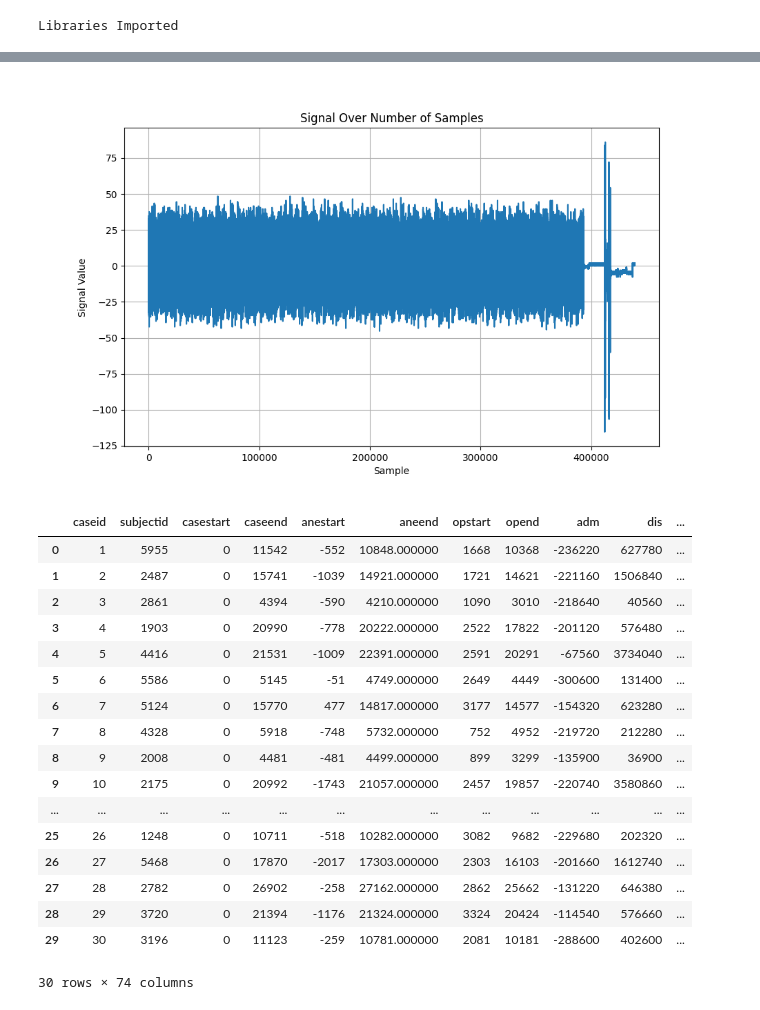
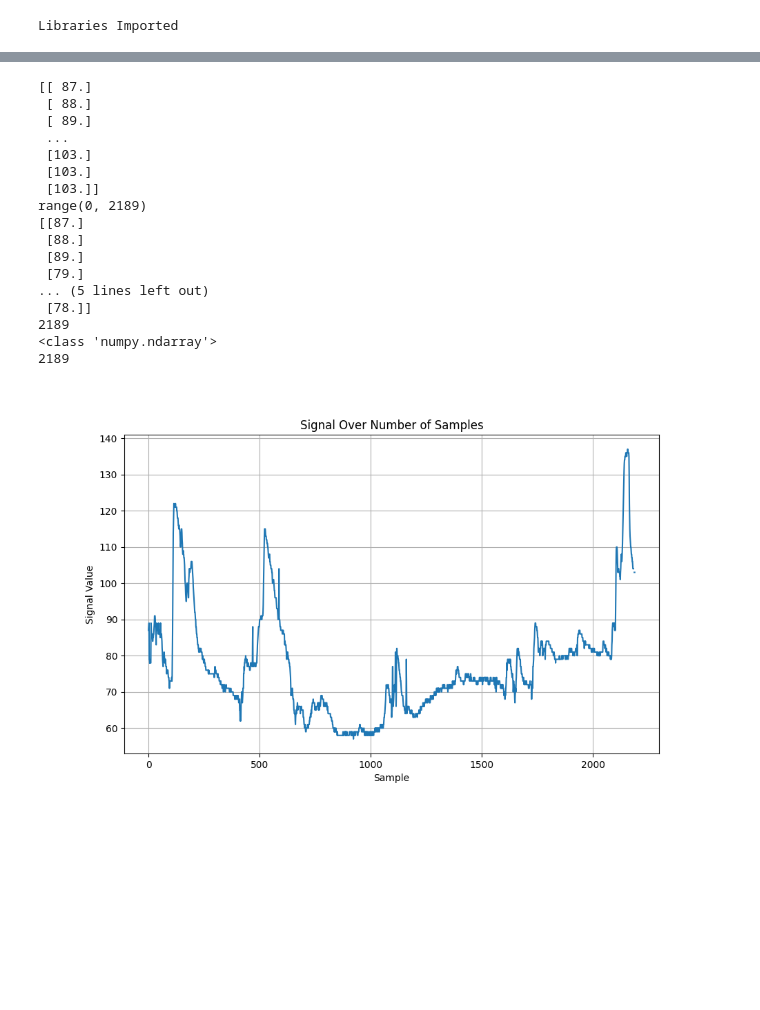
Before and after one commit to sonjababac/Data-Science-for-EWS-in-Postoperative-Care-PhD-year-1, a Jupyter notebook: VitalDB/VitalDB_data_analysis/data analysis VitalDB VITALS.ipynb, the cells around one changed output, grey strips where cells are left out. Cells and saved outputs as stored; diff of their text form; code cells hidden in the pictures; blank space fills up the shorter version.

```diff
--- a/VitalDB/VitalDB_data_analysis/data analysis VitalDB VITALS.ipynb
+++ b/VitalDB/VitalDB_data_analysis/data analysis VitalDB VITALS.ipynb
@@ -56,0 +65,23 @@ print(len(signal))
+# %%
+# Load the signal
+signal_ecg = vt.load_case(1,['SNUADC/ECG_II'], interval = 1/100)
+
+# Generate the x values (number of samples)
+samples_ecg = range(len(signal_ecg))
+
+#print check
+print(signal_ecg)
+print(samples_ecg)
+print(signal_ecg[:10])
+print(len(signal_ecg))
+print(type(signal_ecg))
+print(signal_ecg.size)
+
+# Plot the signal
+plt.figure(figsize=(10, 6))
+plt.plot(samples_ecg, signal_ecg)
+plt.title("Signal Over Number of Samples")
+plt.xlabel("Sample")
+plt.ylabel("Signal Value")
+plt.grid(True)
+plt.show()
@@ -57,11 +107,43 @@ print(len(signal))
 # %%
+# Load the signal
+signal_body_temp1 = vt.load_case(1,['Solar8000/HR'], interval = 5)
+
+# Generate the x values (number of samples)
+samples_body_temp1 = range(len(signal_body_temp1))
+
+#print check
+print(signal_body_temp1)
+print(samples_body_temp1)
+print(signal_body_temp1[:10])
+print(len(signal_body_temp1))
+print(type(signal_body_temp1))
+print(signal_body_temp1.size)
+
+
 # Plot the signal
 plt.figure(figsize=(10, 6))
-plt.plot(samples, signal)
+plt.plot(samples_body_temp1, signal_body_temp1)
 plt.title("Signal Over Number of Samples")
 plt.xlabel("Sample")
 plt.ylabel("Signal Value")
 plt.grid(True)
 plt.show()
 # %% [output]
+[[ 87.]
+ [ 88.]
+ [ 89.]
+ ...
+ [103.]
+ [103.]
+ [103.]]
+range(0, 2189)
+[[87.]
+ [88.]
+ [89.]
+ [79.]
+... (5 lines left out)
+ [78.]]
+2189
+<class 'numpy.ndarray'>
+2189
-[figure, old version]
+[figure, new version]
@@ -70,21 +149,0 @@ df_vitalDB = pd.read_csv('C:\\Users\\20181588\\Desktop\\data\\vitaldb-a-high-fid
-# %%
-df_vitalDB.head(30)
-# %% [output]
-|  | caseid | subjectid | casestart | caseend | anestart | aneend | opstart | opend | adm | dis | ... |
-| 0 | 1 | 5955 | 0 | 11542 | -552 | 10848.000000 | 1668 | 10368 | -236220 | 627780 | ... |
-| 1 | 2 | 2487 | 0 | 15741 | -1039 | 14921.000000 | 1721 | 14621 | -221160 | 1506840 | ... |
-| 2 | 3 | 2861 | 0 | 4394 | -590 | 4210.000000 | 1090 | 3010 | -218640 | 40560 | ... |
-| 3 | 4 | 1903 | 0 | 20990 | -778 | 20222.000000 | 2522 | 17822 | -201120 | 576480 | ... |
-| 4 | 5 | 4416 | 0 | 21531 | -1009 | 22391.000000 | 2591 | 20291 | -67560 | 3734040 | ... |
-| 5 | 6 | 5586 | 0 | 5145 | -51 | 4749.000000 | 2649 | 4449 | -300600 | 131400 | ... |
-| 6 | 7 | 5124 | 0 | 15770 | 477 | 14817.000000 | 3177 | 14577 | -154320 | 623280 | ... |
-| 7 | 8 | 4328 | 0 | 5918 | -748 | 5732.000000 | 752 | 4952 | -219720 | 212280 | ... |
-| 8 | 9 | 2008 | 0 | 4481 | -481 | 4499.000000 | 899 | 3299 | -135900 | 36900 | ... |
-| 9 | 10 | 2175 | 0 | 20992 | -1743 | 21057.000000 | 2457 | 19857 | -220740 | 3580860 | ... |
-| ... | ... | ... | ... | ... | ... | ... | ... | ... | ... | ... | ... |
-| 25 | 26 | 1248 | 0 | 10711 | -518 | 10282.000000 | 3082 | 9682 | -229680 | 202320 | ... |
-| 26 | 27 | 5468 | 0 | 17870 | -2017 | 17303.000000 | 2303 | 16103 | -201660 | 1612740 | ... |
-| 27 | 28 | 2782 | 0 | 26902 | -258 | 27162.000000 | 2862 | 25662 | -131220 | 646380 | ... |
-| 28 | 29 | 3720 | 0 | 21394 | -1176 | 21324.000000 | 3324 | 20424 | -114540 | 576660 | ... |
-| 29 | 30 | 3196 | 0 | 11123 | -259 | 10781.000000 | 2081 | 10181 | -288600 | 402600 | ... |
-30 rows × 74 columns
```
Also changed, not shown: parts of 12 cells of this notebook, 10 other files.
